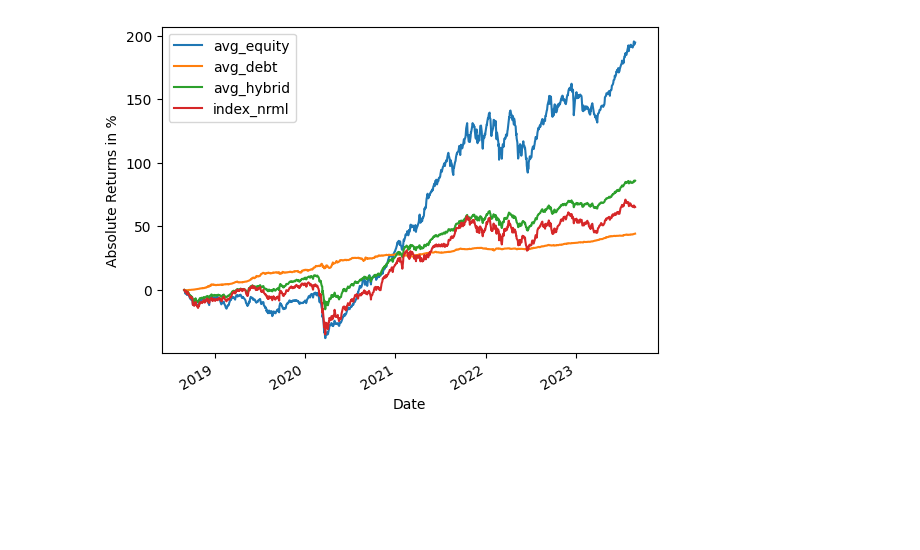
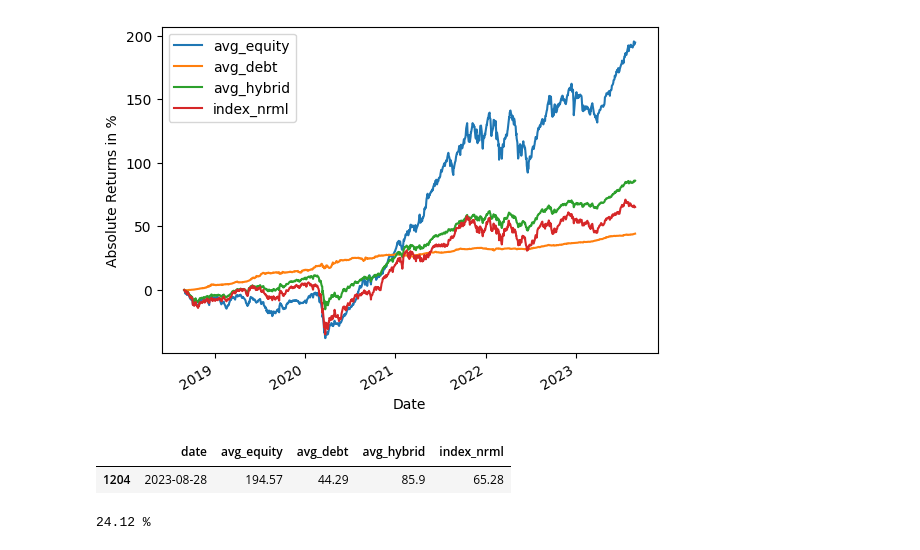
Before and after one commit to amanhooda98/Mutual_Fund_Analytics, a Jupyter notebook: Mutual_Fund_Analytics.ipynb, the cells around one changed output. Drawn from its saved outputs; the diff is of its cells as text; code cells hidden in the pictures; blank space fills up the shorter version.

```diff
--- a/Mutual_Fund_Analytics.ipynb
+++ b/Mutual_Fund_Analytics.ipynb
@@ -353,11 +353,10 @@ index_df
 | 1233 | 2023-08-30 | 19347.449219 | 65.64 |
 1234 rows × 3 columns
 # %%
-merge_all_list=
-[merge_equity[['date','avg_equity']],
- merge_debt[['date','avg_debt']],
- merge_hybrid[['date','avg_hybrid']],
- index_df[['date','index_nrml']]]
+merge_all_list=[merge_equity[['date','avg_equity']],
+                merge_debt[['date','avg_debt']],
+                merge_hybrid[['date','avg_hybrid']],
+                index_df[['date','index_nrml']]]
 
 result_df= reduce(lambda left,right: pd.merge(left,right,on=['date'],how='outer'),merge_all_list)
 # %%
@@ -395,3 +394,9 @@ plt.legend()
 plt.show()
 # %% [output]
 [figure]
+# %%
+returns_df=result_df.loc[result_df['date']==result_df['date'].max()]
+returns_df
+# %% [output]
+|  | date | avg_equity | avg_debt | avg_hybrid | index_nrml |
+| 1204 | 2023-08-28 | 194.57 | 44.29 | 85.9 | 65.28 |
@@ -398,2 +407,6 @@ plt.show()
+# %%
+print(f"{round(cagr(194.57),2)} %")
+# %% [output]
+24.12 %
 # %%
 result_df.to_csv(".//data_out//result.csv")
```
Also changed, not shown: parts of 2 cells of this notebook.
